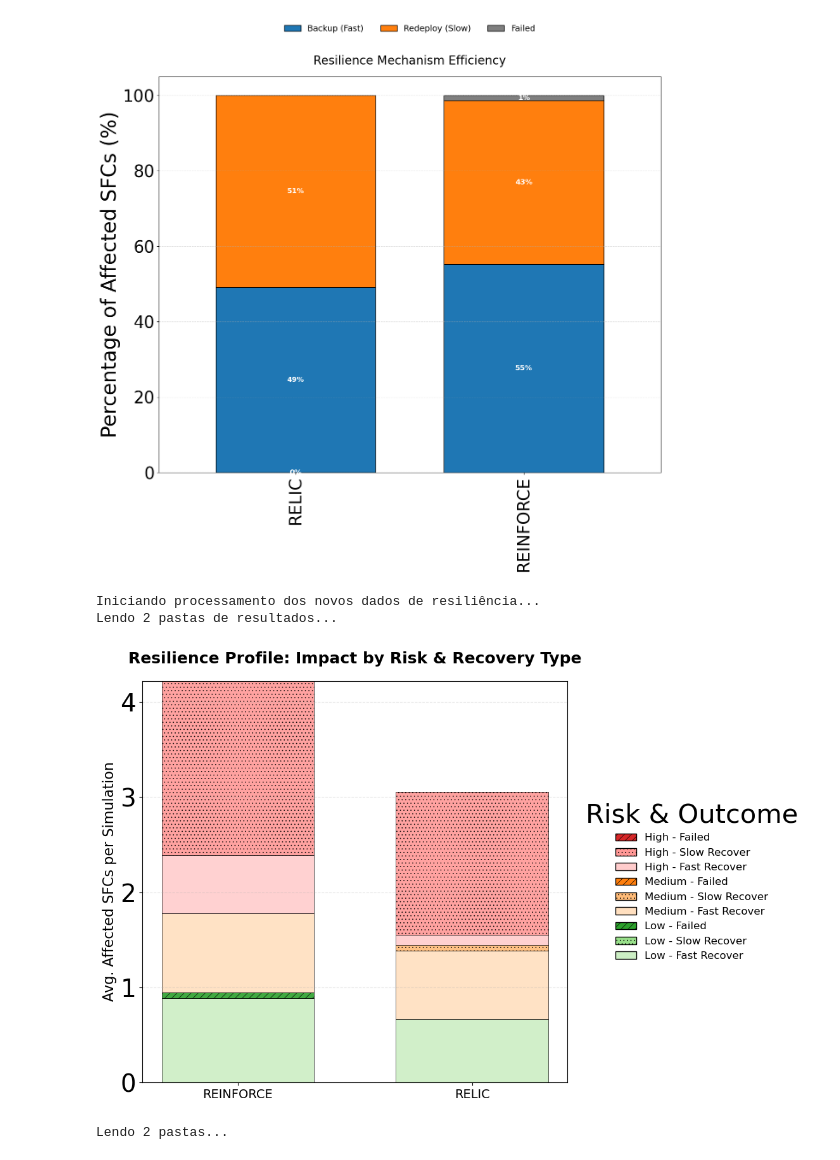
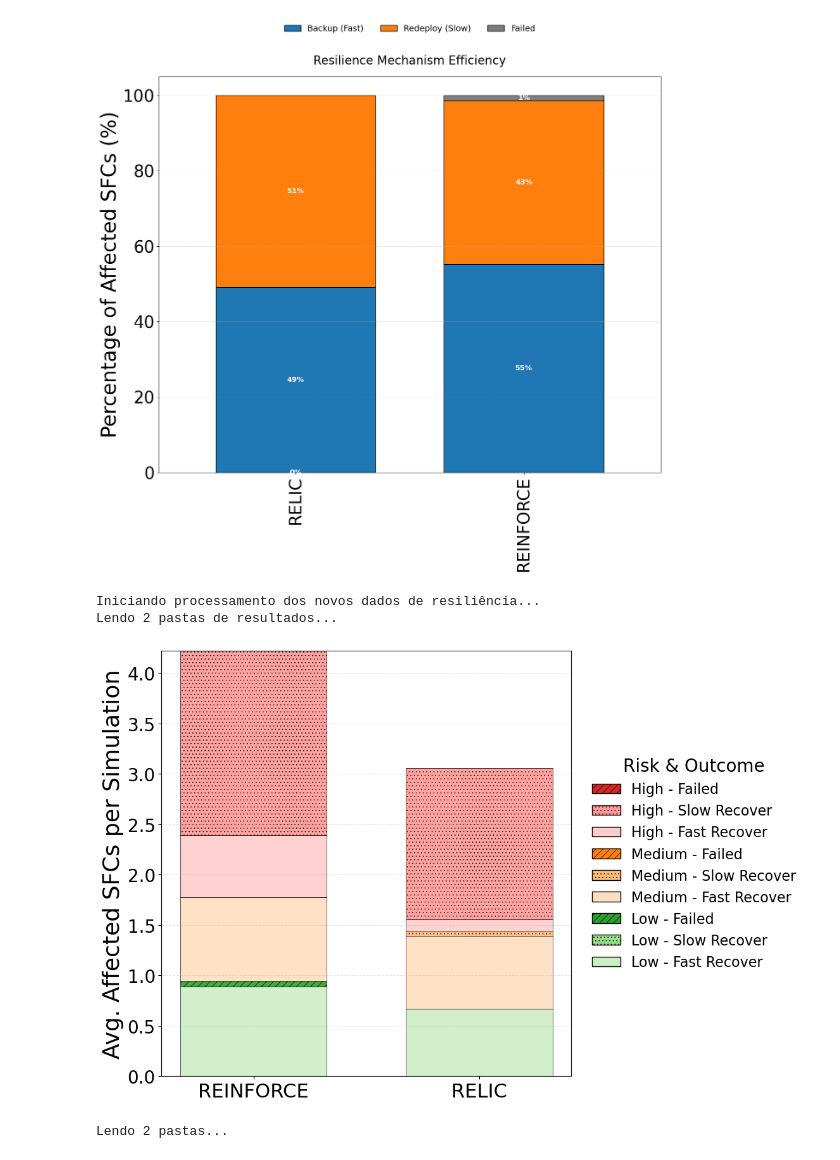
Before and after one commit to FialhoSJ/multi-user-sfc, a Jupyter notebook: plots/2026/teste.ipynb, the cells around one changed output. Drawn from its saved outputs; the diff is of its cells as text; code cells hidden in the pictures.

```diff
--- a/plots/2026/teste.ipynb
+++ b/plots/2026/teste.ipynb
@@ -966,8 +968,7 @@ plot_recovery_mechanism(df_detalhado)
 # %% [output]
 [figure]
 # %%
-# %%
-# %% [Célula Nova] Gráfico de Resiliência Detalhado (Baseado nas Novas Colunas)
+# %% [Célula Nova] Gráfico de Resiliência Detalhado (Ajustado)
 
 import pandas as pd
 import matplotlib.pyplot as plt
@@ -979,13 +980,8 @@ from matplotlib.patches import Patch
 # ==========================================
 # 1. CONFIGURAÇÕES
 # ==========================================
-# Caminho para os resultados resilientes
 RESULTS_DIR_RESILIENT = '../../results/results_resilient/*'
-
-# Ajuste este valor para o número de rodadas (seeds) que você executou.
-# Isso serve para calcular a média de SFCs afetadas por simulação.
 N_SEEDS = 18
-
 
 NOME_ALGORITMOS_MAP = {
     "DRLMASKABLEPPO": "REINFORCE",
@@ -994,21 +990,16 @@ NOME_ALGORITMOS_MAP = {
     "random": "Random Placement"
 }
 
-
-# Definição de Cores (Gradiente para 3 estados por Nível de Risco)
-# Formato: 'Risco': (Cor Falha, Cor Slow Recover, Cor Fast Recover)
-# High: Vermelhos | Medium: Laranjas | Low: Verdes
 CORES_ESTADOS = {
-    'High':   ('#d62728', '#ff9896', '#ffcccc'), # Vermelho (Forte, Médio, Claro)
+    'High':   ('#d62728', '#ff9896', '#ffcccc'), # Vermelho
     'Medium': ('#ff7f0e', '#ffbb78', '#ffdfbf'), # Laranja
     'Low':    ('#2ca02c', '#98df8a', '#cceec4')  # Verde
 }
 
-# Hachuras para ajudar a diferenciar Status (visual acessível e P&B friendly)
 HACHURAS = {
-    'Failed': '///',        # Listrado forte para falha
-    'Slow Recover': '...',  # Pontilhado para recuperação lenta (reinstanciação)
-    'Fast Recover': ''      # Liso para recuperação rápida (backup)
+    'Failed': '///',
+    'Slow Recover': '...',
+    'Fast Recover': ''
 }
 
 # ==========================================
@@ -1020,21 +1011,15 @@ def carregar_dados_resiliencia_v3(diretorio_pattern):
     print(f"Lendo {len(pastas)} pastas de resultados...")
 
     for pasta in pastas:
-        # Extrai nome do algoritmo da pasta
         dir_name = os.path.basename(os.path.normpath(pasta))
         raw_name = dir_name.split('_')[0]
-        # Aplica o mapa de nomes se você tiver definido anteriormente (NOME_ALGORITMOS_MAP)
-        # nome_alg = NOME_ALGORITMOS_MAP.get(raw_name, raw_name)
-        nome_alg = NOME_ALGORITMOS_MAP.get(raw_name, raw_name) # Fallback se não tiver mapa
+        nome_alg = NOME_ALGORITMOS_MAP.get(raw_name, raw_name)
 
         files = glob.glob(os.path.join(pasta, "resilient_results_*.csv"))
         for f in files:
             try:
                 df = pd.read_csv(f)
-
-                # Verifica se as colunas novas existem antes de processar
                 if 'risk_level' in df.columns and 'final_status' in df.columns:
-                    # Filtra apenas o necessário
                     temp_df = df[['risk_level', 'final_status']].copy()
                     temp_df['algorithm'] = nome_alg
                     data.append(temp_df)
@@ -1054,25 +1039,17 @@ print("Iniciando processamento dos novos dados de resiliência...")
 df_resil = carregar_dados_resiliencia_v3(RESULTS_DIR_RESILIENT)
 
 if not df_resil.empty:
-    # Agrupa por Algoritmo, Risco e Status e conta as ocorrências
     df_agg = df_resil.groupby(['algorithm', 'risk_level', 'final_status']).size().reset_index(name='total_count')
-
-    # Normaliza para obter a média por simulação (dividir pelo numero de seeds)
     df_agg['avg_count'] = df_agg['total_count'] / N_SEEDS
 
-    # Ordenação dos Algoritmos (Opcional: defina sua ordem de preferência aqui)
     algs = sorted(df_agg['algorithm'].unique())
     indices = np.arange(len(algs))
 
-    fig, ax = plt.subplots(figsize=(12, 8))
+    fig, ax = plt.subplots(figsize=(10, 6))
 
     width = 0.65
     bottoms = np.zeros(len(algs))
 
-    # Ordem de empilhamento visual (De baixo para cima):
-    # 1. Low Risk (Fast -> Slow -> Fail)
-    # 2. Medium Risk (Fast -> Slow -> Fail)
-    # 3. High Risk (Fast -> Slow -> Fail)
     ordem_plot = [
         ('Low', 'Fast Recover'), ('Low', 'Slow Recover'), ('Low', 'Failed'),
         ('Medium', 'Fast Recover'), ('Medium', 'Slow Recover'), ('Medium', 'Failed'),
@@ -1085,7 +1062,6 @@ if not df_resil.empty:
     for risco, status in ordem_plot:
         valores = []
         for alg in algs:
-            # Busca o valor correspondente. Se não existir, é 0.
             filtro = (df_agg['algorithm'] == alg) & \
                      (df_agg['risk_level'] == risco) & \
                      (df_agg['final_status'] == status)
@@ -1096,53 +1072,64 @@ if not df_resil.empty:
 
         valores = np.array(valores)
 
-        # Definição de Estilo
         cores_risco = CORES_ESTADOS.get(risco, ('gray', 'gray', 'gray'))
         if status == 'Failed':
             cor = cores_risco[0]
         elif status == 'Slow Recover':
             cor = cores_risco[1]
-        else: # Fast
+        else:
             cor = cores_risco[2]
 
         hatch = HACHURAS.get(status, '')
         label_text = f"{risco} - {status}"
 
-        # Plot da Barra
         ax.bar(indices, valores, width, bottom=bottoms, color=cor,
                edgecolor='black', linewidth=0.5, hatch=hatch, alpha=0.9)
 
-        # Atualiza o fundo para a próxima camada
         bottoms += valores
 
-        # Cria handle para legenda manual (para garantir ordem correta)
         if label_text not in processed_labels:
+            processed_labels.add(label_text)
+            # Removendo label duplicado do patch da legenda para limpar visualmente se quiser,
+            # ou mantendo como está
             legend_handles.append(Patch(facecolor=cor, edgecolor='black', hatch=hatch, label=label_text))
-            processed_labels.add(label_text)
 
-    # Estilização do Eixo e Títulos
-    ax.set_ylabel('Avg. Affected SFCs per Simulation', fontsize=16)
-    ax.set_title('Resilience Profile: Impact by Risk & Recovery Type', fontsize=18, pad=20, fontweight='bold')
+    # --- ALTERAÇÕES VISUAIS AQUI ---
 
+    # 1. Label do Eixo Y aumentado
+    ax.set_ylabel('Avg. Affected SFCs per Simulation', fontsize=26)
+
+    # 2. Título removido (comentado)
+    # ax.set_title('Resilience Profile: Impact by Risk & Recovery Type', fontsize=18, pad=20, fontweight='bold')
+
+    # 3. Tamanho da fonte dos eixos (Ticks)
     ax.set_xticks(indices)
-    ax.set_xticklabels(algs, fontsize=14, rotation=0)
+    ax.set_xticklabels(algs, fontsize=22, rotation=0) # Aumentado X
+    ax.tick_params(axis='y', labelsize=20)            # Aumentado Y (os números)
+
     ax.grid(axis='y', linestyle='--', alpha=0.3)
 
-    # Legenda Externa (Invertida para coincidir visualmente com a ordem das barras)
-    ax.legend(handles=legend_handles[::-1], loc='center left', bbox_to_anchor=(1.02, 0.5),
-              fontsize=12, frameon=False, title="Risk & Outcome")
+    # 4. Legenda ajustada (Título maior e fonte interna maior)
+    ax.legend(
+        handles=legend_handles[::-1],
+        loc='center left',
+        bbox_to_anchor=(1.02, 0.5),
+        fontsize=16,          # Fonte dos itens
+        frameon=False,
+        title="Risk & Outcome",
+        title_fontsize=20     # Fonte do Título da Legenda AUMENTADA
+    )
 
     plt.tight_layout()
     plt.savefig('detailed_resilience_new_cols.pdf', dpi=300, bbox_inches='tight')
     plt.show()
 
 else:
-    print("Nenhum dado encontrado com as novas colunas ('risk_level', 'final_status').")
-    print("Certifique-se de rodar a simulação novamente com o código atualizado.")
+    print("Nenhum dado encontrado.")
 # %% [output]
 Iniciando processamento dos novos dados de resiliência...
 Lendo 2 pastas de resultados...
-[figure, old version]
+[figure, new version]
 # %%
 # %% [Célula Nova] Gráfico de Resiliência Normalizado (100% Stacked Bar Chart)
 
```
Also changed, not shown: parts of 9 cells of this notebook, 1 other file.
